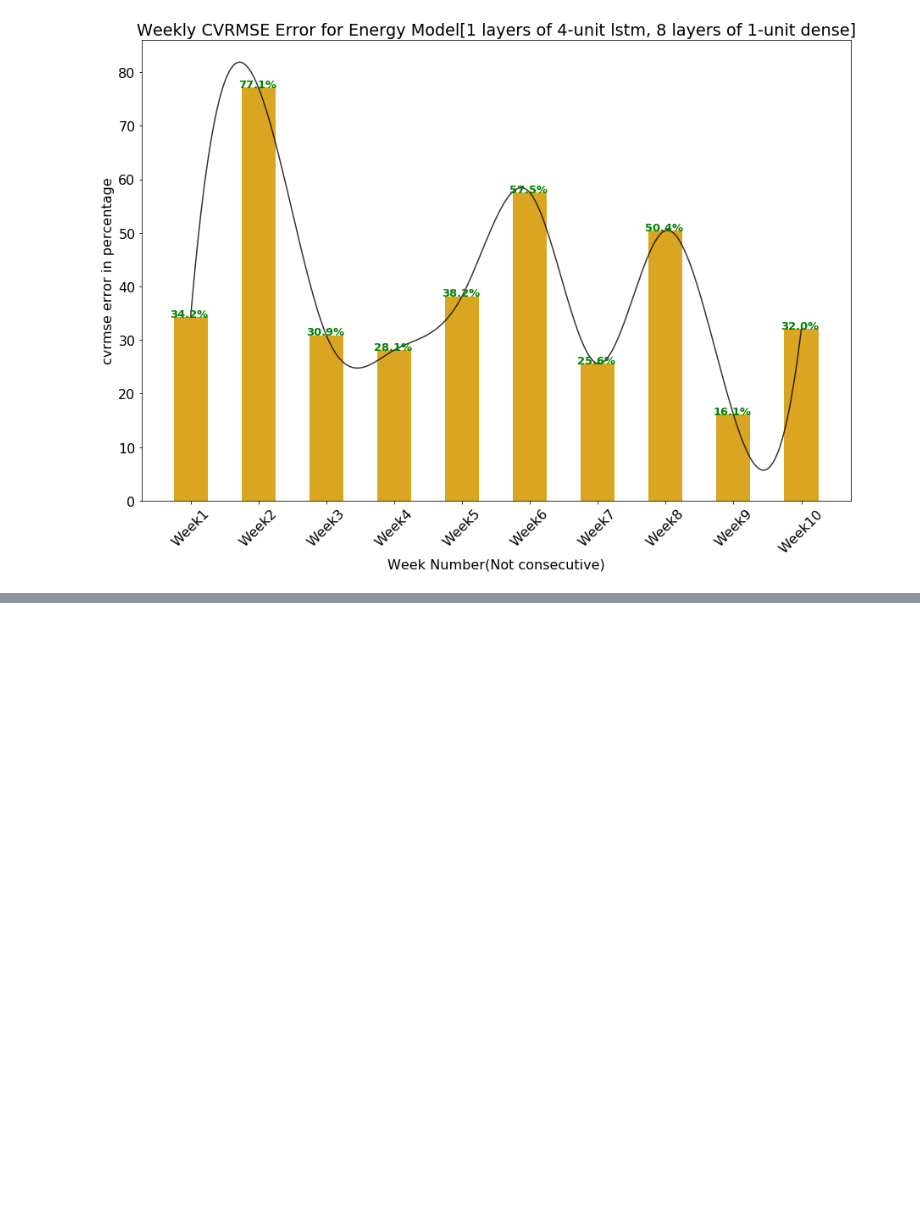
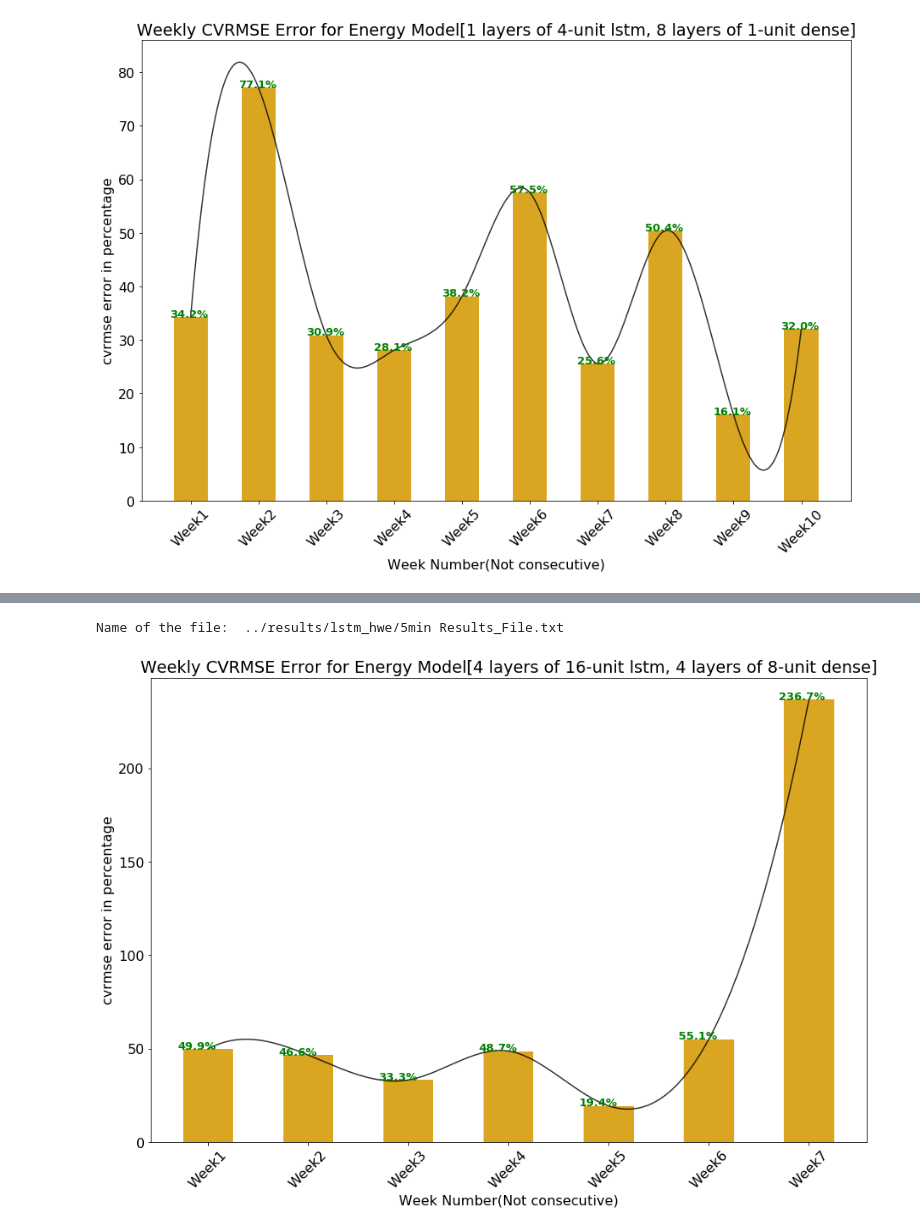
Before and after one commit to AvisekNaug/CDC2020, a Jupyter notebook: notebooks/AHU Energy Training.ipynb, the cells around one changed output, grey strips where cells are left out. Cells and saved outputs as stored; diff of their text form; code cells hidden in the pictures; blank space fills up the shorter version.

Commit message:
added method for hw enrgy model

```diff
--- a/notebooks/AHU Energy Training.ipynb
+++ b/notebooks/AHU Energy Training.ipynb
@@ -439,0 +444,6 @@ dp.dataframeplot(dflist[2], lazy=False, style='-', legend=True)
+# %%
+# read the pickled file for ahu data
+dfdata = dp.readfile('../data/processed/smoothed_buildingdata.pkl')
+
+# return pickled df
+df = dfdata.return_df(processmethods=['file2df'])
@@ -439,0 +459,7 @@ dp.dataframeplot(dflist[2], lazy=False, style='-', legend=True)
+# %%
+# Creating a list of 7 day dataframes for training
+dflist = dp.df2dflist(df[['oat', 'orh', 'sat', 'ghi', 'hw_sf', 'hwe']],
+                      subsequence=True,
+                      period=1,
+                      days=7,
+                      hours=0)
@@ -439,0 +500,3 @@ dp.dataframeplot(dflist[2], lazy=False, style='-', legend=True)
+# %%
+path = '../results/lstm_hwe/'
+!rm -rf ../results/lstm_hwe
@@ -439,0 +708,39 @@ dp.dataframeplot(dflist[2], lazy=False, style='-', legend=True)
+# %%
+# Open a file
+fo = open(path+"5min Results_File.txt", "r")
+print ("Name of the file: ", fo.name)
+lines = fo.readlines()
+
+parse_format = 'Week No:{}-Time Step {}: {} RMSE={} |{} CVRMSE={} |{} MAE={}'
+stats = {
+    'Train':{'rmse': [], 'cvrmse' : [], 'mae' : []},
+    'Test':{'rmse': [], 'cvrmse' : [], 'mae' : []}
+}
+for line in lines:
+    p = parse.parse(parse_format,line)
+    stats[p[2]]['rmse'].append(float(p[3]))
+    stats[p[4]]['cvrmse'].append(float(p[5]))
+    stats[p[6]]['mae'].append(float(p[7]))
+
+fo.close()
+
+# from dataprocess import plotutils as pu
+plot_args = dict(
+    bars = stats['Train']['cvrmse'],
+    color = 'goldenrod',
+    bar_label = 'cvrmse',
+    saveloc = path,
+    smoothcurve = True,
+    bar_annotate = True,
+    saveplot = True,
+    xlabel = 'Week Number(Not consecutive)',
+    ylabel = 'cvrmse error in percentage',
+    title = 'Weekly CVRMSE Error for Energy Model[{} layers of {}-unit lstm, {} layers of {}-unit dense]'.format(config['lstm_no_layers'],config['lstm_hidden_units'], config['dense_no_layers'],config['dense_hidden_units']),
+    xticktype = 'Week'
+)
+pu.single_bar_plot(
+    **plot_args
+)
+# %% [output]
+Name of the file:  ../results/lstm_hwe/5min Results_File.txt
+[figure, added]
```
Also changed, not shown: parts of 10 cells of this notebook.
